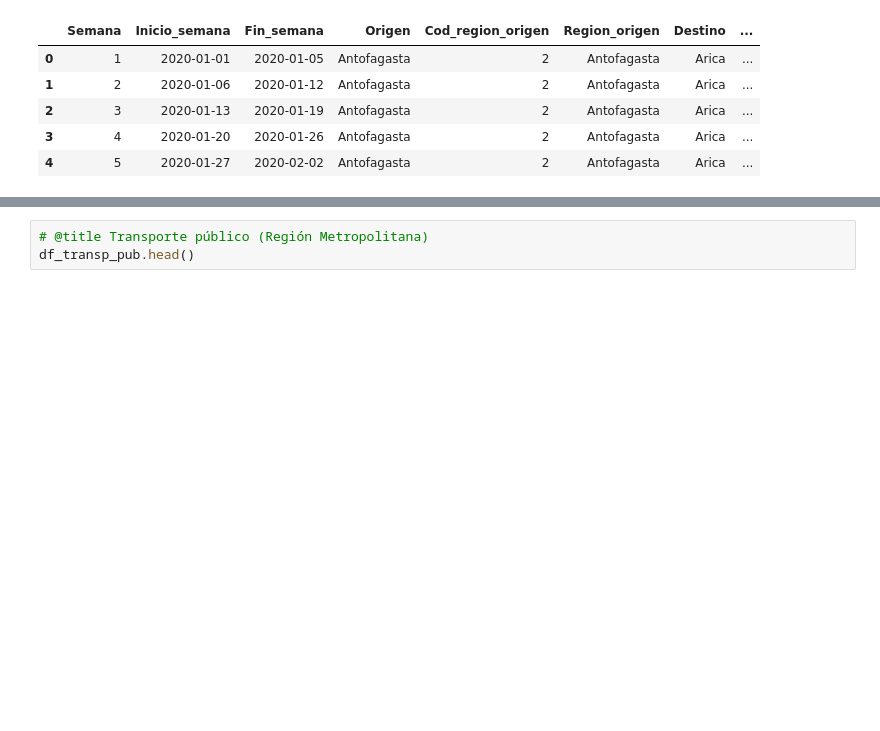
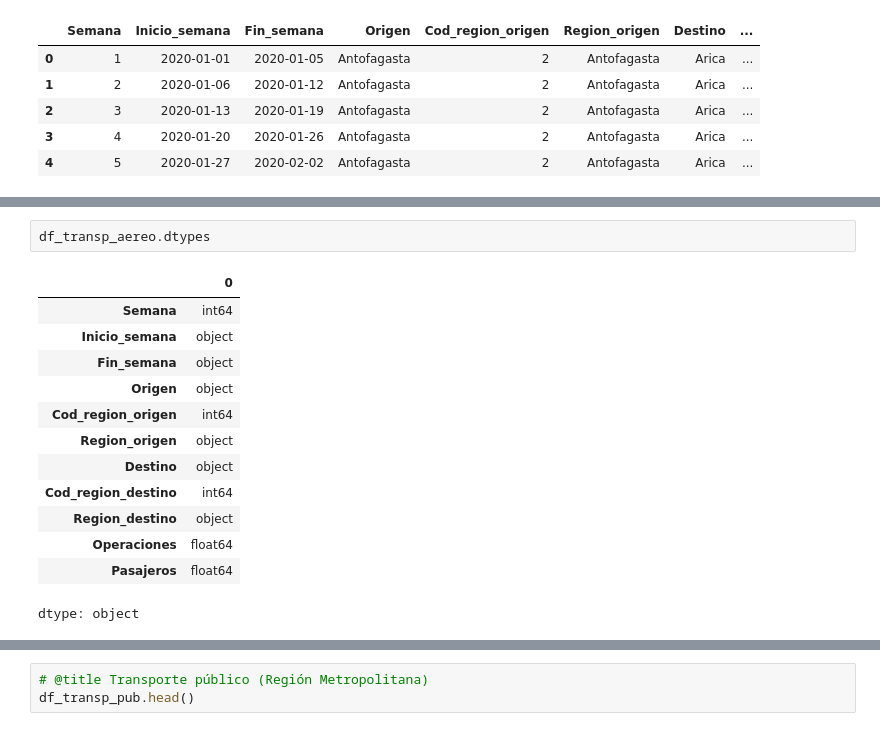
Before and after one commit to Ivan-Arias/Covid-19-Mov, a Jupyter notebook: Movilidad_Chile.ipynb, the cells around one changed output, grey strips where cells are left out. Saved outputs shown, nothing was run; the diff lists cells and outputs as text; blank space fills up the shorter version.

```diff
--- a/Movilidad_Chile.ipynb
+++ b/Movilidad_Chile.ipynb
@@ -260,0 +273,16 @@ df_transp_aereo.head()
+# %%
+df_transp_aereo.dtypes
+# %% [output]
+|  | 0 |
+| Semana | int64 |
+| Inicio_semana | object |
+| Fin_semana | object |
+| Origen | object |
+| Cod_region_origen | int64 |
+| Region_origen | object |
+| Destino | object |
+| Cod_region_destino | int64 |
+| Region_destino | object |
+| Operaciones | float64 |
+| Pasajeros | float64 |
+dtype: object
```
Also changed, not shown: parts of 9 cells of this notebook.
